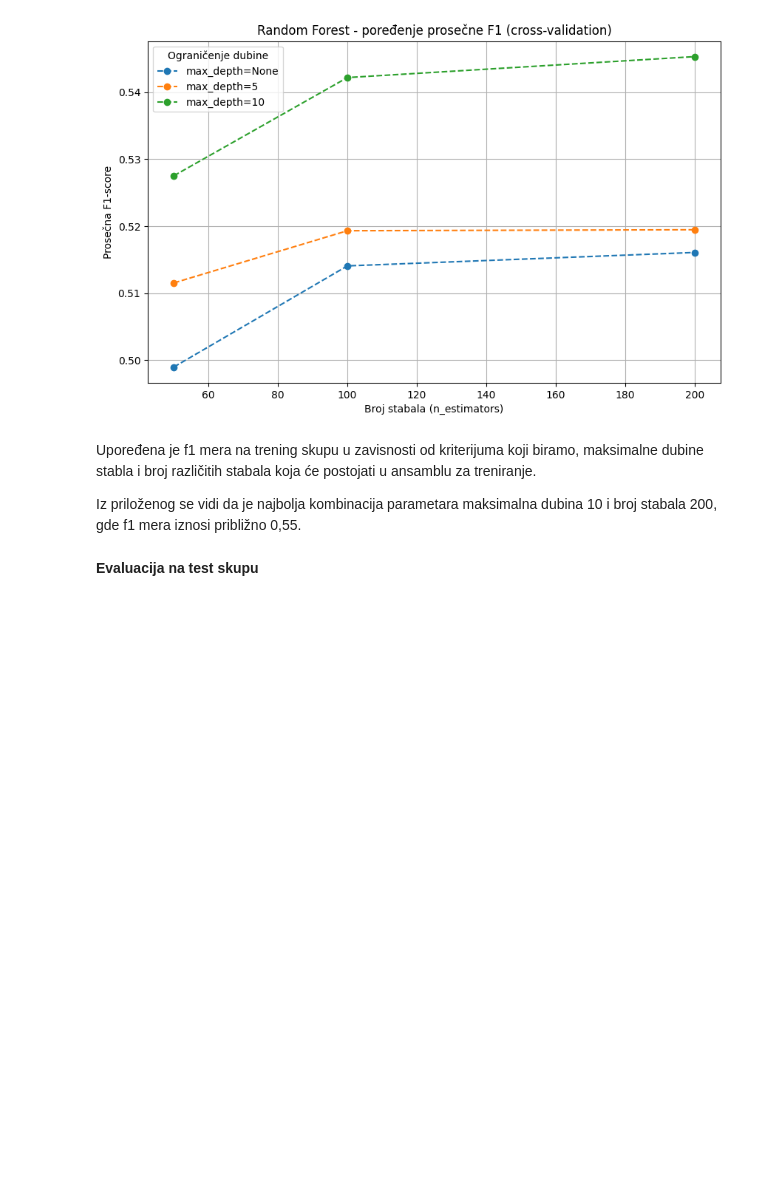
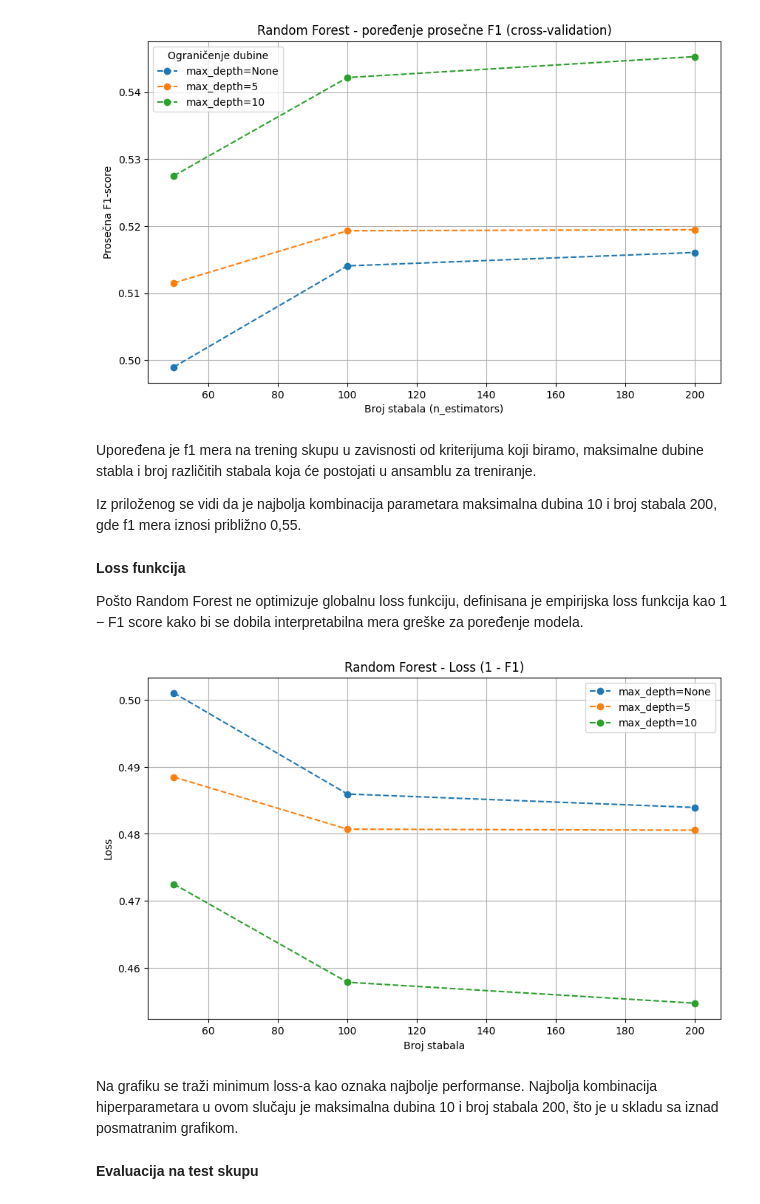
Before and after one commit to ilijaaaa/siap, a Jupyter notebook: siap.ipynb, the cells around one changed output. Cells and saved outputs as stored; diff of their text form; code cells hidden in the pictures; blank space fills up the shorter version.

```diff
--- a/siap.ipynb
+++ b/siap.ipynb
@@ -514,3 +514,7 @@ stabla i broj različitih stabala koja će postojati u ansamblu
 za treniranje.
 
 Iz priloženog se vidi da je najbolja kombinacija parametara maksimalna dubina 10 i broj stabala 200, gde f1 mera iznosi približno 0,55.
+# %% [markdown]
+**Loss funkcija**
+
+Pošto Random Forest ne optimizuje globalnu loss funkciju, definisana je empirijska loss funkcija kao 1 − F1 score kako bi se dobila interpretabilna mera greške za poređenje modela.
@@ -517,3 +526,32 @@ Iz priloženog se vidi da je najbolja kombinacija parametara maksimalna dubina 1
+# %%
+plt.figure(figsize=(10, 6))
+
+for depth in param_grid['max_depth']:
+    if depth is None:
+        subset = results[results['param_max_depth'].isna()]
+        depth_label = "None"
+    else:
+        subset = results[results['param_max_depth'] == depth]
+        depth_label = str(depth)
+
+    plt.plot(
+        subset['param_n_estimators'],
+        subset['loss'],
+        marker='o',
+        linestyle='dashed',
+        label=f'max_depth={depth_label}'
+    )
+
+plt.title('Random Forest - Loss (1 - F1)')
+plt.xlabel('Broj stabala')
+plt.ylabel('Loss')
+plt.legend()
+plt.grid(True)
+plt.show()
+# %% [output]
+[figure, added]
+# %% [markdown]
+Na grafiku se traži minimum loss-a kao oznaka najbolje performanse. Najbolja kombinacija hiperparametara u ovom slučaju je maksimalna dubina 10 i broj stabala 200, što je u skladu sa iznad posmatranim grafikom.
 # %% [markdown]
 **Evaluacija na test skupu**
 # %%
```
Also changed, not shown: parts of 23 cells of this notebook.
